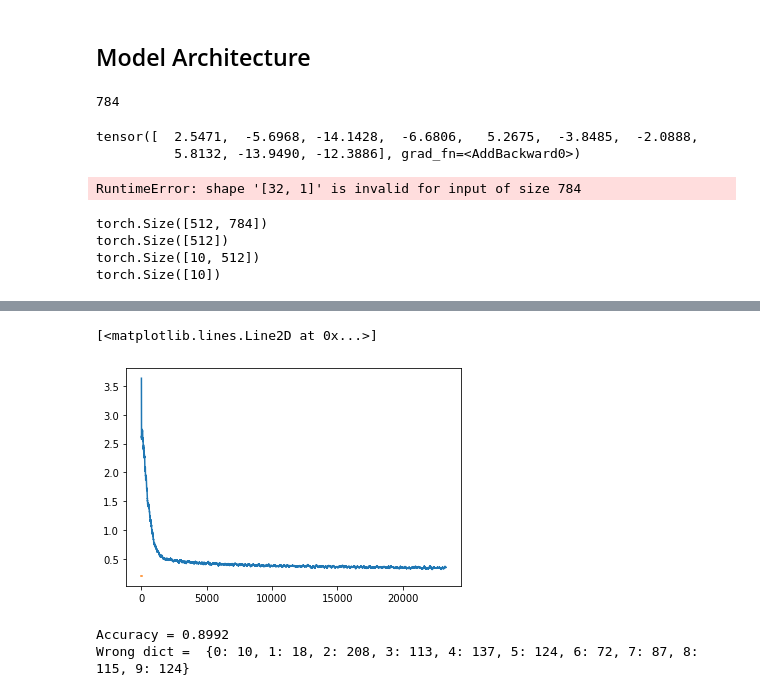
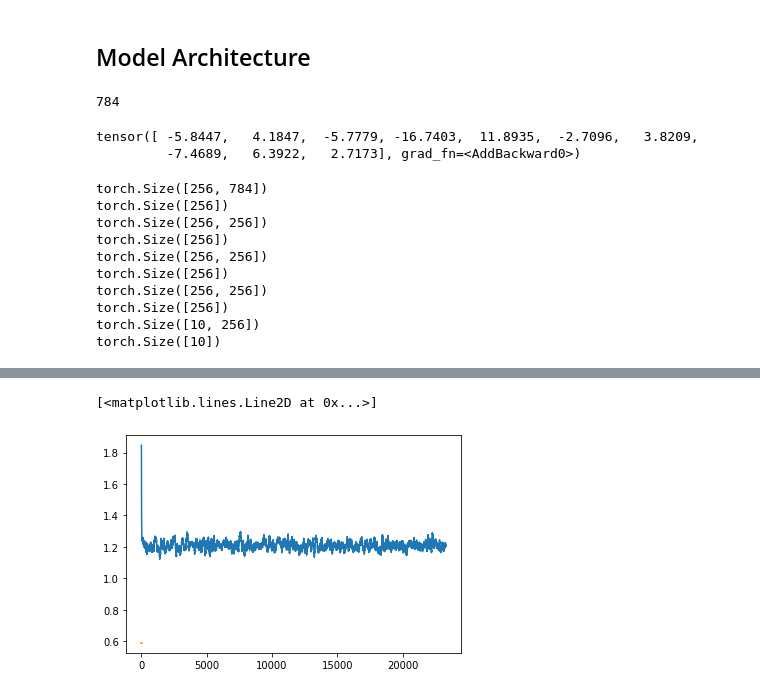
Before and after one commit to gerardsimons/hello-torch-world, a Jupyter notebook: notebooks/PyTorch #2 - MNIST.ipynb, the cells around one changed output, grey strips where cells are left out. Saved outputs shown, nothing was run; the diff lists cells and outputs as text; code cells hidden in the pictures.

```diff
--- a/notebooks/PyTorch #2 - MNIST.ipynb
+++ b/notebooks/PyTorch #2 - MNIST.ipynb
@@ -151,7 +151,7 @@ Showing samples [0, 1, 9]
 in_size = ds.num_rows*ds.num_cols
 num_classes = 10
 print(in_size)
-width = 1024
+width = 256
 model = nn.Sequential(
     nn.Linear(in_size, width),
     nn.Linear(width, width),
@@ -166,25 +166,21 @@ model = nn.Sequential(
 model(ds[0][0])
 # %% [output]
 784
-tensor([  2.5471,  -5.6968, -14.1428,  -6.6806,   5.2675,  -3.8485,  -2.0888,
-          5.8132, -13.9490, -12.3886], grad_fn=<AddBackward0>)
+tensor([ -5.8447,   4.1847,  -5.7779, -16.7403,  11.8935,  -2.7096,   3.8209,
+         -7.4689,   6.3922,   2.7173], grad_fn=<AddBackward0>)
-# %%
-model = nn.Sequential(
-    nn.Conv2d(1, 32, 3, 1),
-    nn.Conv2d(1, 32, 3, 1),
-    nn.MaxPool2d(3, 1)
-)
-
-model(torch.reshape(ds[0][0], [32, 1]))
-# %% [output]
-RuntimeError: shape '[32, 1]' is invalid for input of size 784
 # %%
 for x in list(model.parameters()):
     print(x.shape)
 # %% [output]
-torch.Size([512, 784])
-torch.Size([512])
-torch.Size([10, 512])
+torch.Size([256, 784])
+torch.Size([256])
+torch.Size([256, 256])
+torch.Size([256])
+torch.Size([256, 256])
+torch.Size([256])
+torch.Size([256, 256])
+torch.Size([256])
+torch.Size([10, 256])
 torch.Size([10])
 # %%
 from torch.optim.lr_scheduler import CyclicLR
@@ -212,7 +208,6 @@ def val_loss():
     return np.mean(losses)
 
 # optimizer = torch.optim.SGD(model.parameters(), lr=1e-4, weight_decay=0.01)
-scheduler = torch.optim.lr_scheduler.ReduceLROnPlateau(optimizer, 'min')
 
 # scheduler = CyclicLR(optimizer, 0.001, 1)
 # for lr in [0.001, 0.01, 0.1, 1, 10]:
@@ -223,6 +218,7 @@ val_losses=[]
 
 lr=0.1
 optimizer = torch.optim.Adadelta(model.parameters(), lr=lr)
+
 
 for ep in range(num_epochs):
     print(f"Epoch #{ep}")
@@ -280,5 +276,5 @@ Epoch val loss =  0.3228056738351254
 [<matplotlib.lines.Line2D at 0x...>]
-[figure, old version]
+[figure, new version]
 # %%
 # from collections import defaultdict
 # wrong_dict = defaultdict(int)
@@ -315,6 +311,3 @@ def evaluate(model, test_set):
 
 
 evaluate(model, test_set)
-# %% [output]
-Accuracy = 0.8992
-Wrong dict =  {0: 10, 1: 18, 2: 208, 3: 113, 4: 137, 5: 124, 6: 72, 7: 87, 8: 115, 9: 124}
```
Also changed, not shown: parts of 2 cells of this notebook, 2 other files.
